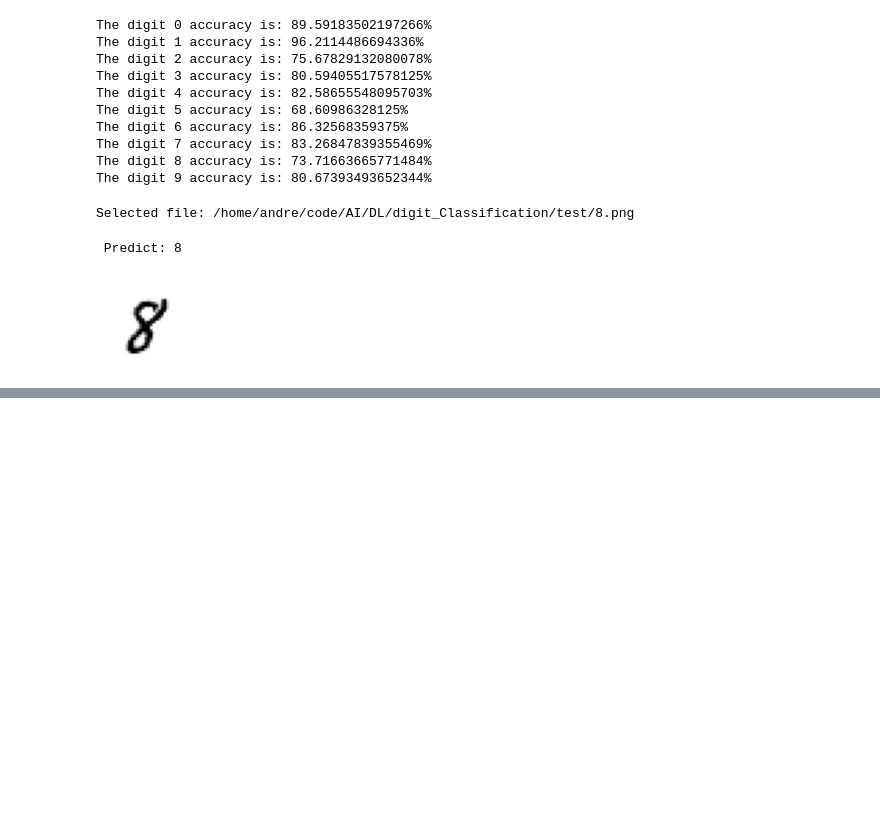
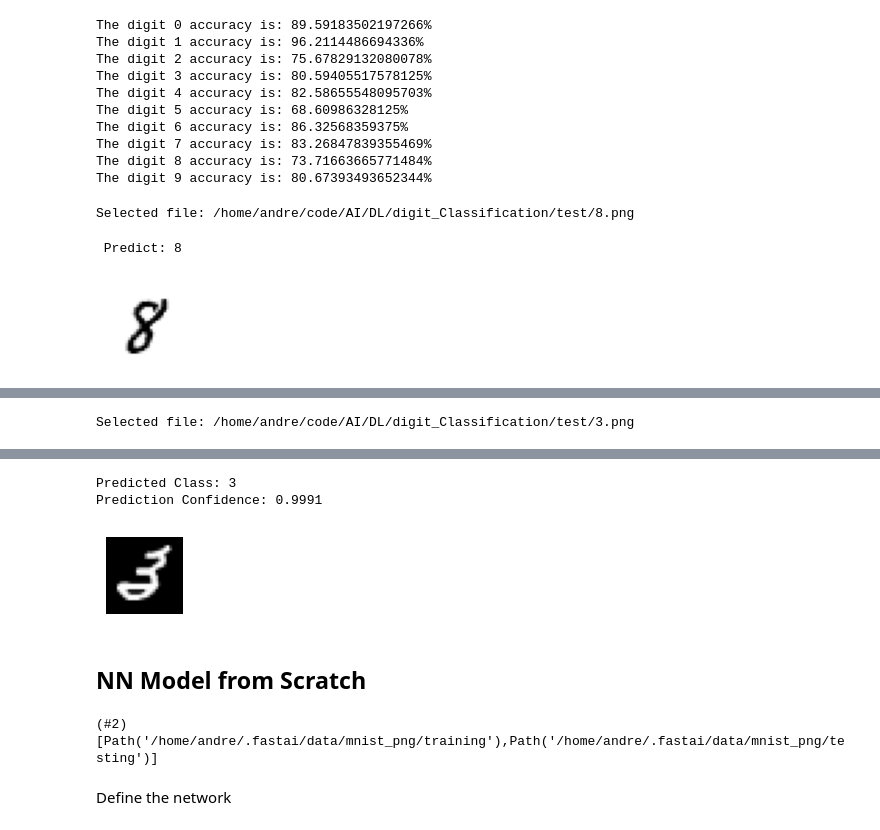
Before and after one commit to arsalanyavari/AI, a Jupyter notebook: DL/digit_Classification/digit_classification.ipynb, the cells around one changed output, grey strips where cells are left out. Saved outputs shown, nothing was run; the diff lists cells and outputs as text; code cells hidden in the pictures; blank space fills up the shorter version.

```diff
--- a/DL/digit_Classification/digit_classification.ipynb
+++ b/DL/digit_Classification/digit_classification.ipynb
@@ -274,0 +352,10 @@ print(f' Predict: {predict(user_file_tensor, mean_list)}')
+# %%
+img_path = open_file_dialog()
+img = PILImage.create(img_path)
+img.show()
+pred_class, pred_idx, probs = model.predict(img)
+
+print(f'Predicted Class: {pred_class}')
+print(f'Prediction Confidence: {probs[pred_idx]:.4f}')
+# %% [output]
+Selected file: /home/andre/code/AI/DL/digit_Classification/test/3.png
@@ -274,0 +363,10 @@ print(f' Predict: {predict(user_file_tensor, mean_list)}')
+Predicted Class: 3
+Prediction Confidence: 0.9991
+[figure, added]
+# %% [markdown]
+## NN Model from Scratch
+# %%
+path = untar_data(URLs.MNIST)
+path.ls()
+# %% [output]
+(#2) [Path('/home/andre/.fastai/data/mnist_png/training'),Path('/home/andre/.fastai/data/mnist_png/testing')]
@@ -274,0 +383,2 @@ print(f' Predict: {predict(user_file_tensor, mean_list)}')
+# %% [markdown]
+Define the network
```
Also changed, not shown: parts of 33 cells of this notebook, 1 other file.
